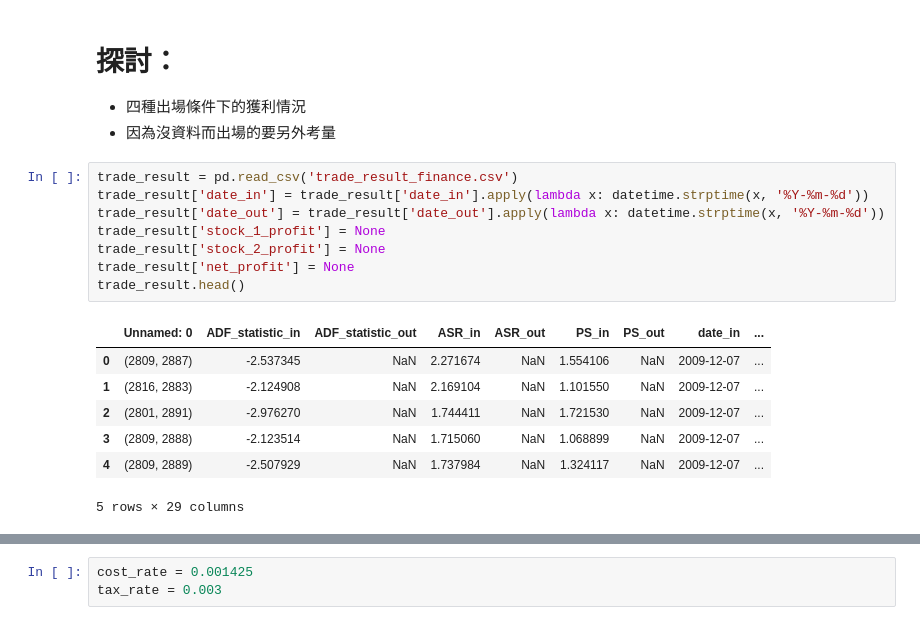
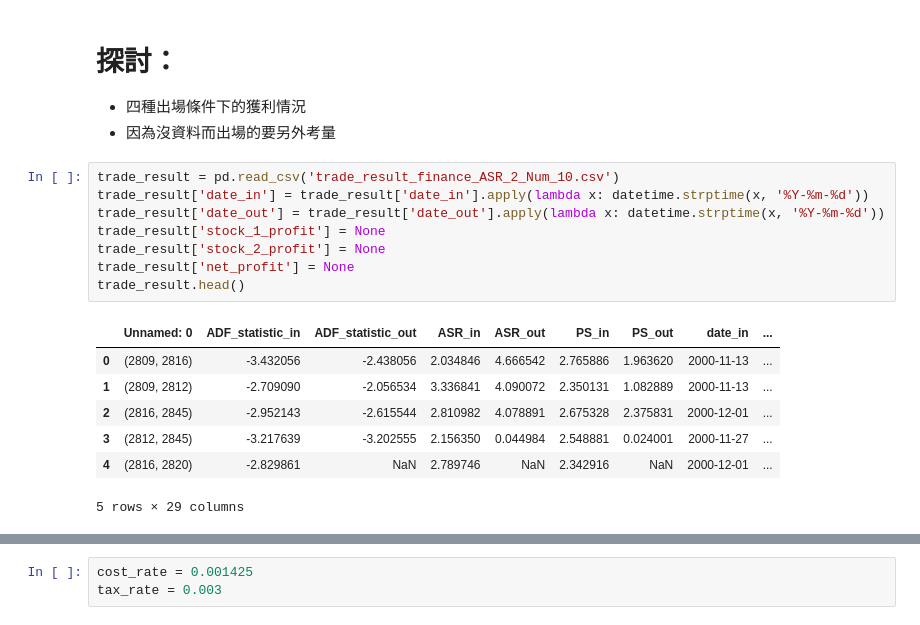
Before and after one commit to Andy-Liu66/Investment-Strategy-Backtesting-Blog, a Jupyter notebook: Pairs trading based on Cointegration/Analysis.ipynb, the cells around one changed output, grey strips where cells are left out. Drawn from its saved outputs; the diff is of its cells as text.

```diff
--- a/Pairs trading based on Cointegration/Analysis.ipynb
+++ b/Pairs trading based on Cointegration/Analysis.ipynb
@@ -8,18 +8,18 @@ import matplotlib.pyplot as plt
 * 四種出場條件下的獲利情況
 * 因為沒資料而出場的要另外考量
 # %%
-trade_result = pd.read_csv('trade_result_finance.csv')
+trade_result = pd.read_csv('trade_result_finance_ASR_2_Num_10.csv')
 trade_result['date_in'] = trade_result['date_in'].apply(lambda x: datetime.strptime(x, '%Y-%m-%d'))
 trade_result['date_out'] = trade_result['date_out'].apply(lambda x: datetime.strptime(x, '%Y-%m-%d'))
 trade_result['stock_1_profit'] = None
 trade_result['stock_2_profit'] = None
 trade_result['net_profit'] = None
 trade_result.head()
 # %% [output]
 |  | Unnamed: 0 | ADF_statistic_in | ADF_statistic_out | ASR_in | ASR_out | PS_in | PS_out | date_in | ... |
-| 0 | (2809, 2887) | -2.537345 | NaN | 2.271674 | NaN | 1.554106 | NaN | 2009-12-07 | ... |
-| 1 | (2816, 2883) | -2.124908 | NaN | 2.169104 | NaN | 1.101550 | NaN | 2009-12-07 | ... |
-| 2 | (2801, 2891) | -2.976270 | NaN | 1.744411 | NaN | 1.721530 | NaN | 2009-12-07 | ... |
-| 3 | (2809, 2888) | -2.123514 | NaN | 1.715060 | NaN | 1.068899 | NaN | 2009-12-07 | ... |
-| 4 | (2809, 2889) | -2.507929 | NaN | 1.737984 | NaN | 1.324117 | NaN | 2009-12-07 | ... |
+| 0 | (2809, 2816) | -3.432056 | -2.438056 | 2.034846 | 4.666542 | 2.765886 | 1.963620 | 2000-11-13 | ... |
+| 1 | (2809, 2812) | -2.709090 | -2.056534 | 3.336841 | 4.090072 | 2.350131 | 1.082889 | 2000-11-13 | ... |
+| 2 | (2816, 2845) | -2.952143 | -2.615544 | 2.810982 | 4.078891 | 2.675328 | 2.375831 | 2000-12-01 | ... |
+| 3 | (2812, 2845) | -3.217639 | -3.202555 | 2.156350 | 0.044984 | 2.548881 | 0.024001 | 2000-11-27 | ... |
+| 4 | (2816, 2820) | -2.829861 | NaN | 2.789746 | NaN | 2.342916 | NaN | 2000-12-01 | ... |
 5 rows × 29 columns
```
Also changed, not shown: parts of 10 cells of this notebook, 2 other files.
